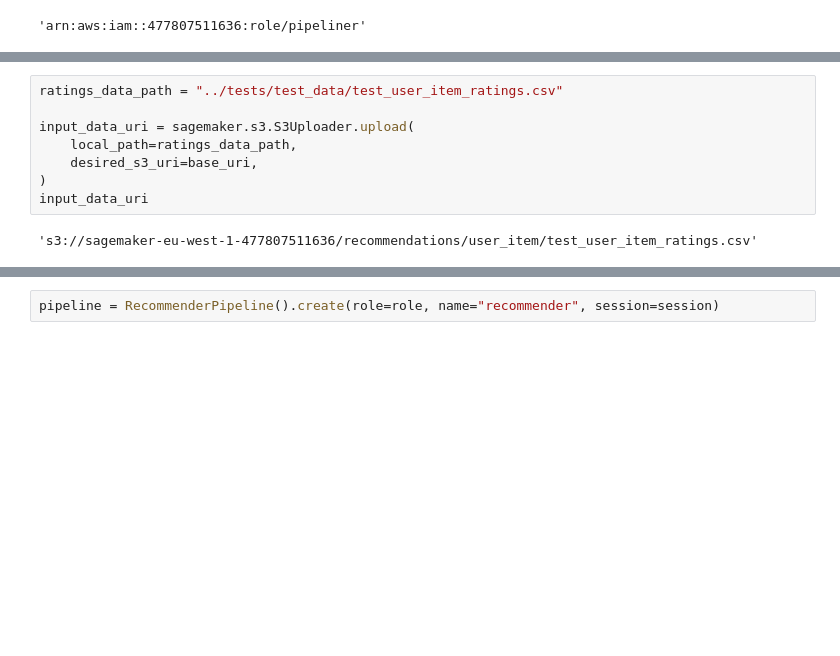
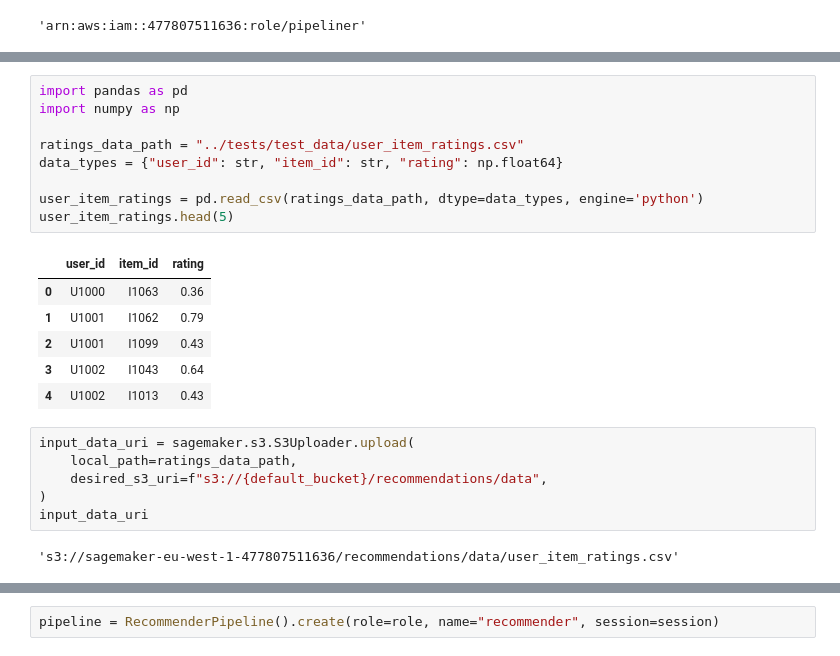
Before and after one commit to DungBeetleBASH/recsys-pipeliner, a Jupyter notebook: notebooks/sagemaker_pipelines.ipynb, the cells around one changed output, grey strips where cells are left out. Saved outputs shown, nothing was run; the diff lists cells and outputs as text; blank space fills up the shorter version.

```diff
--- a/notebooks/sagemaker_pipelines.ipynb
+++ b/notebooks/sagemaker_pipelines.ipynb
@@ -180,15 +176,29 @@ base_uri = f"s3://{default_bucket}/{prefix}/user_item"
 # %% [output]
 INFO:botocore.credentials:Found credentials in shared credentials file: ~/.aws/credentials
+# %%
+import pandas as pd
+import numpy as np
+
+ratings_data_path = "../tests/test_data/user_item_ratings.csv"
+data_types = {"user_id": str, "item_id": str, "rating": np.float64}
+
+user_item_ratings = pd.read_csv(ratings_data_path, dtype=data_types, engine='python')
+user_item_ratings.head(5)
+# %% [output]
+|  | user_id | item_id | rating |
+| 0 | U1000 | I1063 | 0.36 |
+| 1 | U1001 | I1062 | 0.79 |
+| 2 | U1001 | I1099 | 0.43 |
+| 3 | U1002 | I1043 | 0.64 |
+| 4 | U1002 | I1013 | 0.43 |
 # %%
-ratings_data_path = "../tests/test_data/test_user_item_ratings.csv"
-
 input_data_uri = sagemaker.s3.S3Uploader.upload(
     local_path=ratings_data_path,
-    desired_s3_uri=base_uri,
+    desired_s3_uri=f"s3://{default_bucket}/recommendations/data",
 )
 input_data_uri
 # %% [output]
-'s3://sagemaker-eu-west-1-477807511636/recommendations/user_item/test_user_item_ratings.csv'
+'s3://sagemaker-eu-west-1-477807511636/recommendations/data/user_item_ratings.csv'
 # %%
 from sagemaker.workflow.pipeline_context import LocalPipelineSession
 import sagemaker
```
Also changed, not shown: parts of 7 cells of this notebook, 4 other files.
